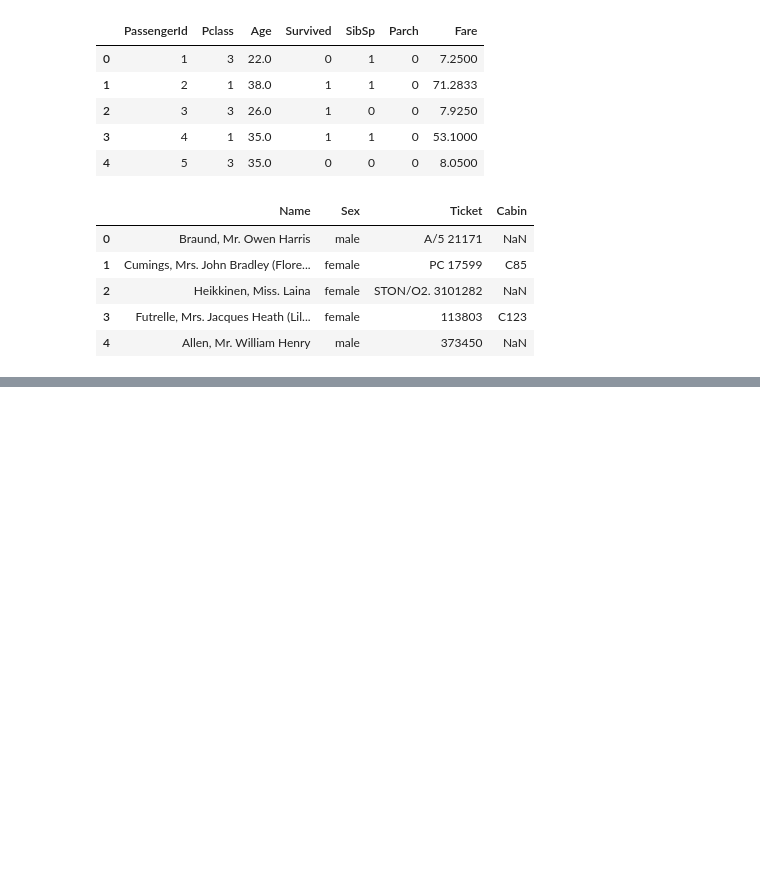
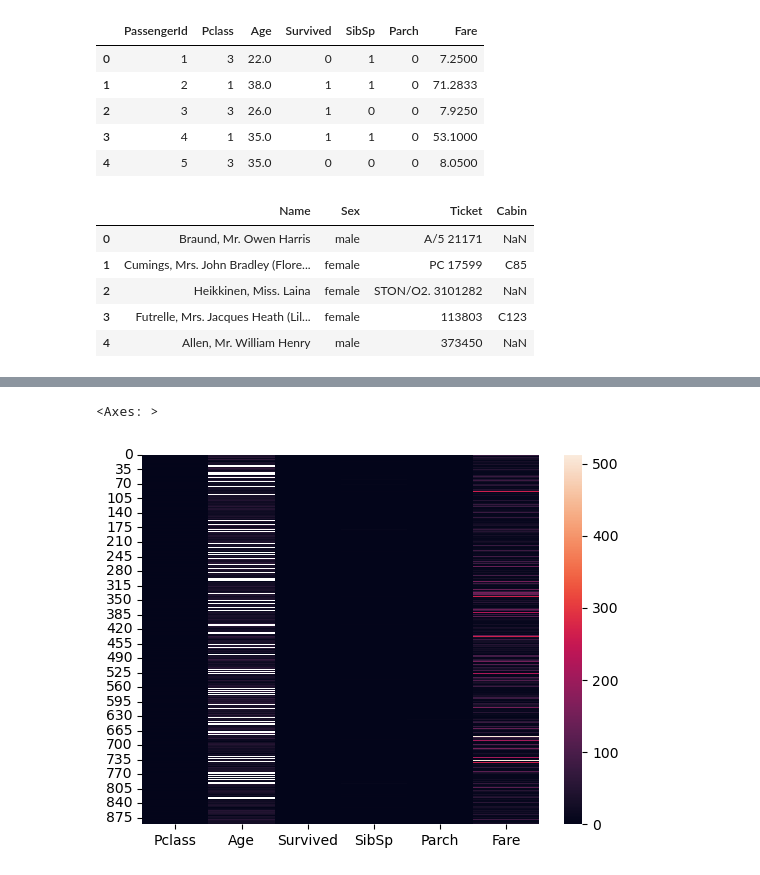
Before and after one commit to 9963KK/66dayslearning_data_science, a Jupyter notebook: titanic.ipynb, the cells around one changed output, grey strips where cells are left out. Cells and saved outputs as stored; diff of their text form; code cells hidden in the pictures; blank space fills up the shorter version.

```diff
--- a/titanic.ipynb
+++ b/titanic.ipynb
@@ -64,3 +65,6 @@ train_value.head()
 | 2 | Heikkinen, Miss. Laina | female | STON/O2. 3101282 | NaN |
 | 3 | Futrelle, Mrs. Jacques Heath (Lil... | female | 113803 | C123 |
 | 4 | Allen, Mr. William Henry | male | 373450 | NaN |
+# %%
+train_numeric.drop(columns={'PassengerId'},inplace=True)
+train_numeric.head()
@@ -66,0 +82,5 @@ train_value.head()
+# %%
+sns.heatmap(train_numeric)
+# %% [output]
+<Axes: >
+[figure, added]
```
Also changed, not shown: parts of 5 cells of this notebook.
